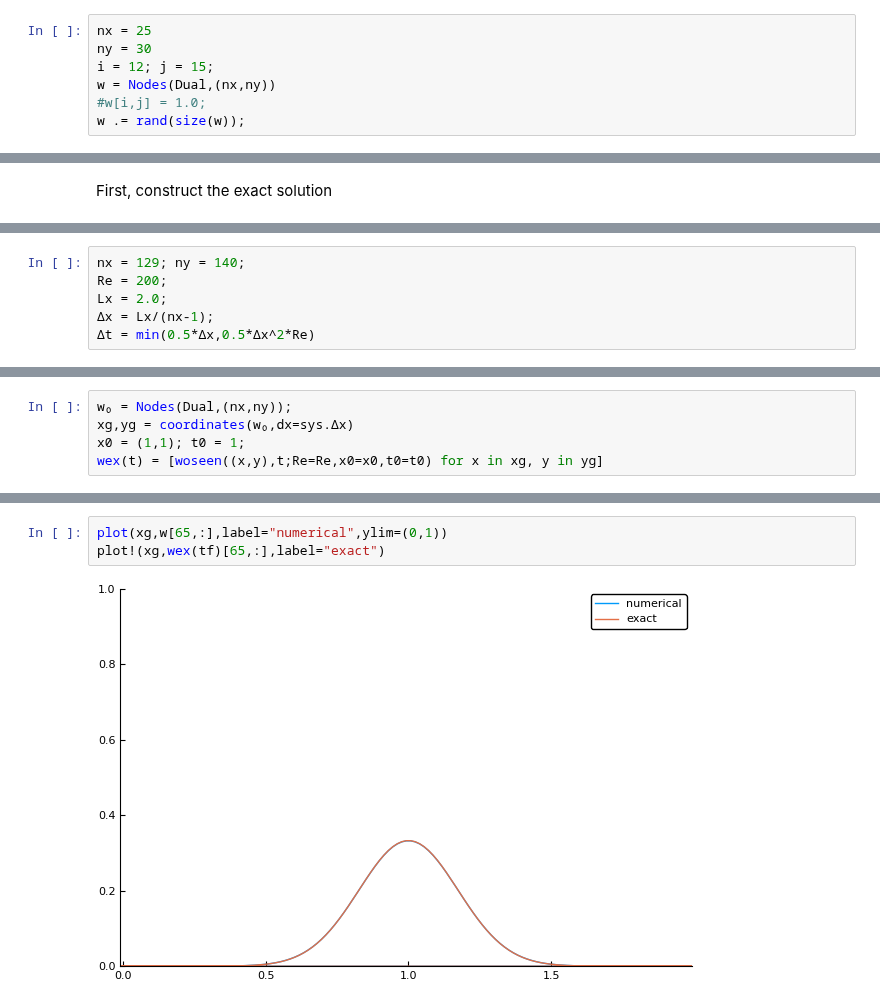
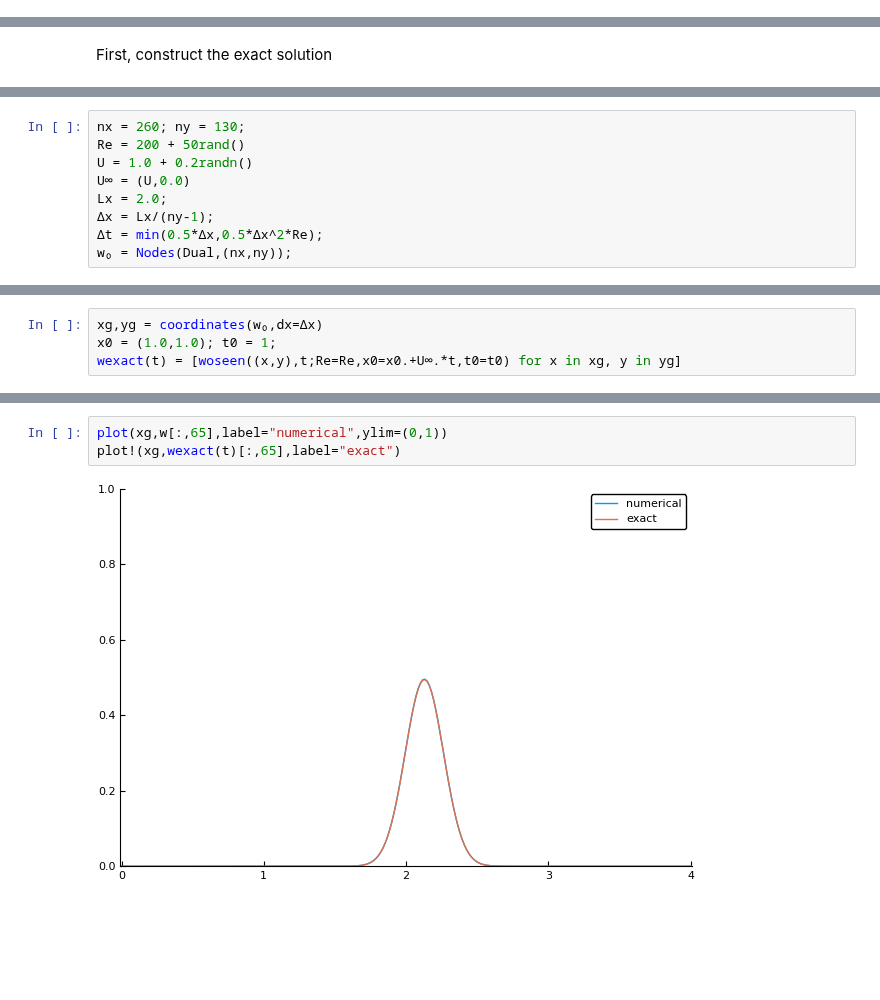
Before and after one commit to JuliaIBPM/ViscousFlow.jl, a Jupyter notebook: examples/Basic Navier-Stokes.ipynb, the cells around one changed output, grey strips where cells are left out. Cells and saved outputs as stored; diff of their text form; blank space fills up the shorter version.

```diff
--- a/examples/Basic Navier-Stokes.ipynb
+++ b/examples/Basic Navier-Stokes.ipynb
@@ -10,10 +10,3 @@ clibrary(:colorbrewer)
 default(grid = false)
 # %% [markdown]
 ### Non-linear term basic calculation
-# %%
-nx = 25
-ny = 30
-i = 12; j = 15;
-w = Nodes(Dual,(nx,ny))
-#w[i,j] = 1.0;
-w .= rand(size(w));
@@ -73,8 +37,11 @@ woseen(x::Tuple{Real,Real},t;Re=1.0,x0::Tuple{Real,Real}=(0,0),t0=1) = exp(-((x[
 # %% [output]
 woseen (generic function with 1 method)
 # %%
-nx = 129; ny = 140;
-Re = 200;
+nx = 260; ny = 130;
+Re = 200 + 50rand()
+U = 1.0 + 0.2randn()
+U∞ = (U,0.0)
 Lx = 2.0;
-Δx = Lx/(nx-1);
-Δt = min(0.5*Δx,0.5*Δx^2*Re)
+Δx = Lx/(ny-1);
+Δt = min(0.5*Δx,0.5*Δx^2*Re);
+w₀ = Nodes(Dual,(nx,ny));
@@ -83,6 +50,5 @@ Lx = 2.0;
 # %%
-w₀ = Nodes(Dual,(nx,ny));
-xg,yg = coordinates(w₀,dx=sys.Δx)
-x0 = (1,1); t0 = 1;
-wex(t) = [woseen((x,y),t;Re=Re,x0=x0,t0=t0) for x in xg, y in yg]
+xg,yg = coordinates(w₀,dx=Δx)
+x0 = (1.0,1.0); t0 = 1;
+wexact(t) = [woseen((x,y),t;Re=Re,x0=x0.+U∞.*t,t0=t0) for x in xg, y in yg]
 # %% [output]
@@ -126,5 +89,5 @@ plot(xg,yg,w)
 # %%
-plot(xg,w[65,:],label="numerical",ylim=(0,1))
-plot!(xg,wex(tf)[65,:],label="exact")
+plot(xg,w[:,65],label="numerical",ylim=(0,1))
+plot!(xg,wexact(t)[:,65],label="exact")
 # %% [output]
-[figure, old version]
+[figure, new version]
```
Also changed, not shown: parts of 23 cells of this notebook, 6 other files.
